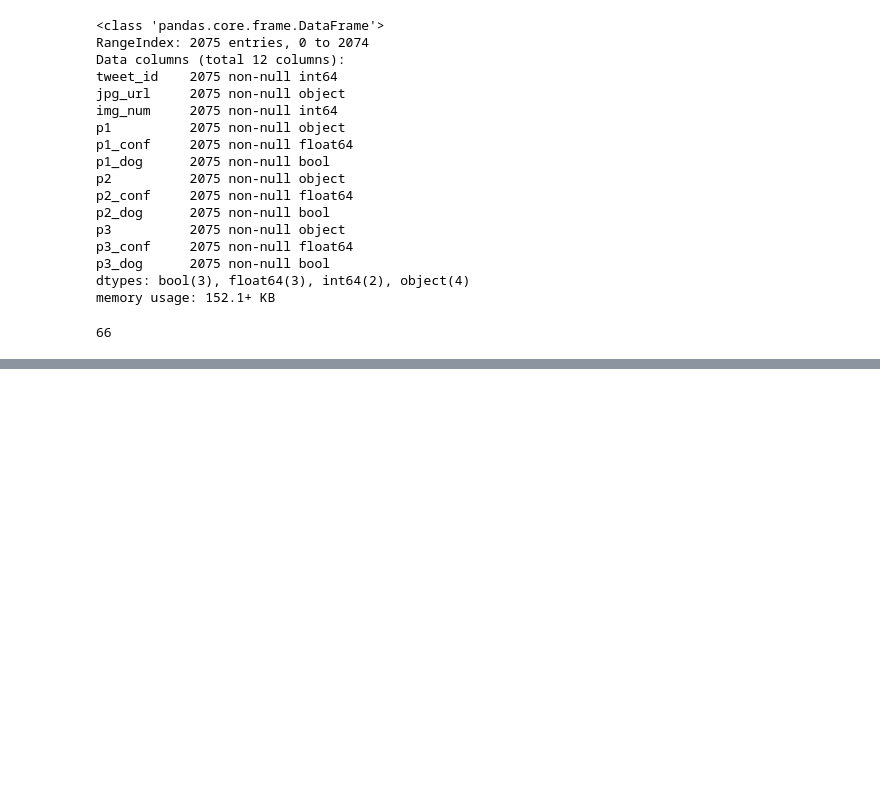
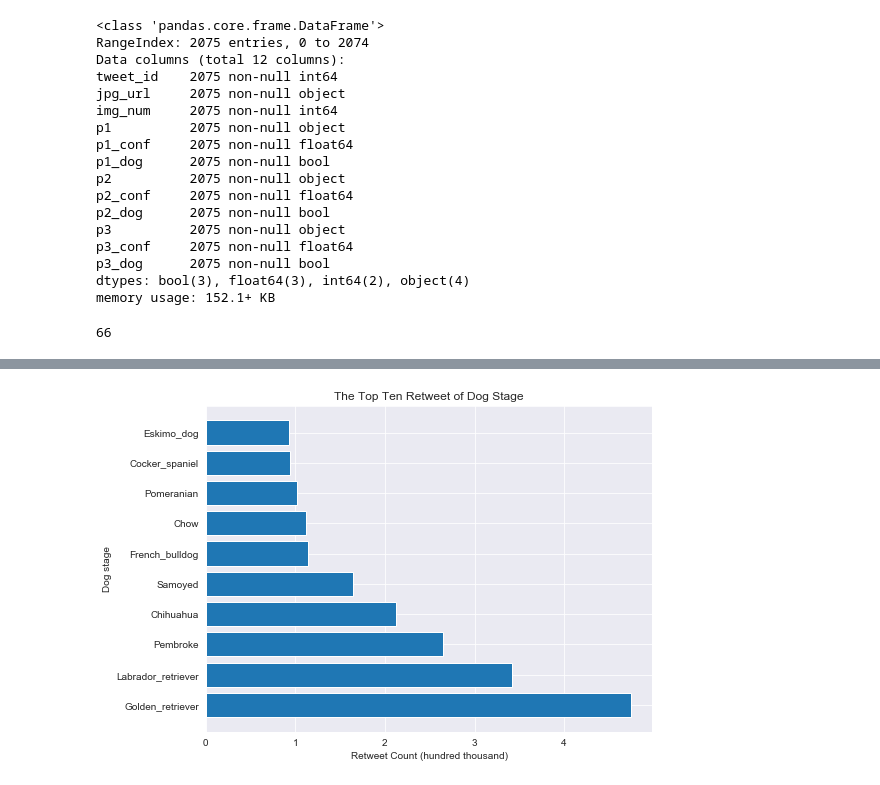
Before and after one commit to Saridat/Data-Wrangling, a Jupyter notebook: test.ipynb, the cells around one changed output, grey strips where cells are left out. Cells and saved outputs as stored; diff of their text form; code cells hidden in the pictures; blank space fills up the shorter version.

```diff
--- a/test.ipynb
+++ b/test.ipynb
@@ -827,0 +1094,4 @@ memory usage: 164.8+ KB
+# %%
+retweet_dogbreed = df.groupby(['predict_dogbreed'])['retweet_count'].sum()
+top10_retweet = retweet_dogbreed.nlargest(10)
+top10_retweet
@@ -827,0 +1111,10 @@ memory usage: 164.8+ KB
+# %%
+top10_retweet = top10_retweet/100000
+# %%
+plt.figure(figsize=(8,6))
+plt.barh(top10_retweet.index, top10_retweet)
+plt.title('The Top Ten Retweet of Dog Stage')
+plt.xlabel('Retweet Count (hundred thousand)')
+plt.ylabel('Dog stage');
+# %% [output]
+[figure, added]
```
Also changed, not shown: parts of 251 cells of this notebook.
